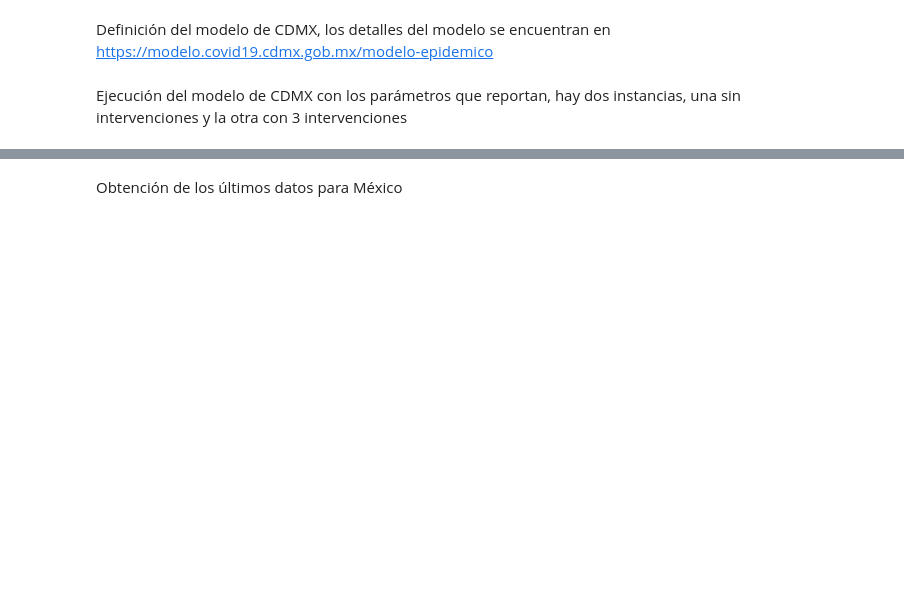
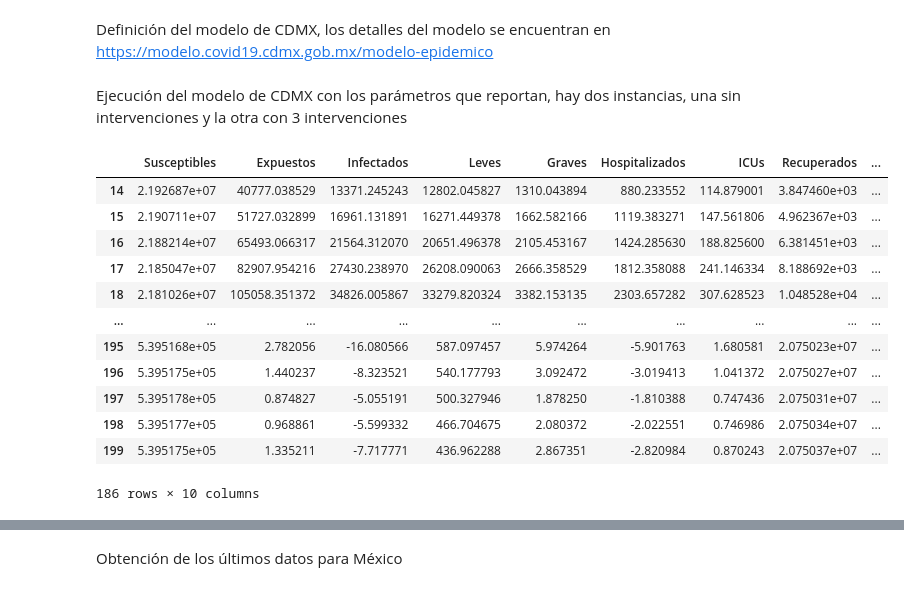
Before and after one commit to irvingfisica/covid_plots, a Jupyter notebook: modelo_CDMX.ipynb, the cells around one changed output, grey strips where cells are left out. Drawn from its saved outputs; the diff is of its cells as text; code cells hidden in the pictures; blank space fills up the shorter version.

```diff
--- a/modelo_CDMX.ipynb
+++ b/modelo_CDMX.ipynb
@@ -77,15 +77,15 @@ def CDMX_model(t, y, R_t, t_inf=2.9, t_inc=5.2, t_rh=12, t_rl=14, t_hosp=4, t_ic
 Ejecución del modelo de CDMX con los parámetros que reportan, hay dos instancias, una sin intervenciones y la otra con 3 intervenciones
 # %%
 N = 22000000
-n_infected = 40*2
+n_infected = 556*2
 max_days = 200
-inicio = '2020-03-10'
+inicio = '2020-03-19'
 tiempos = pd.date_range(start=inicio, periods=max_days).values
 serie_tiempos = pd.Series(tiempos)
 
 initial_state = [(N - n_infected)/ N, 0, n_infected / N, 0, 0, 0, 0, 0, 0]
 
-R_0 = 2.83
+R_0 = 3.8
 t_inf=2.9
 t_inc=5.2
 t_rh=12
@@ -94,14 +94,18 @@ t_hosp=4
 t_icu=1
 t_ricu = 7
 t_m=8
-p_m=.65
+p_m=0.65
 p_grave=0.138
 p_icu=0.05
 
-intervenciones = [{"R":2.83,"fecha":inicio},{"R":2.2,"fecha":"2020-03-22"},{"R":0.95,"fecha":"2020-03-31"}]
+intervenciones = [{"R":2.83,"fecha":inicio},
+                  {"R":2.2,"fecha":"2020-03-22"},
+                  {"R":0.95,"fecha":"2020-04-01"},
+                  {"R":1.6,"fecha":"2020-04-13"},
+                  {"R":0.95,"fecha":"2020-04-20"}]
 
 def rep(t):
-    rfinal = 2.83
+    rfinal = R_0
     for intervencion in intervenciones:
         tint = serie_tiempos[(serie_tiempos-pd.Timestamp(intervencion["fecha"])).dt.days==0].index[0]
         if (t > tint):
@@ -133 +139,17 @@ solucion_con["Fecha"] = tiempos
+# %%
+solucion_sin[solucion_sin["Fecha"]>"2020-04-01"]
+# %% [output]
+|  | Susceptibles | Expuestos | Infectados | Leves | Graves | Hospitalizados | ICUs | Recuperados | ... |
+| 14 | 2.192687e+07 | 40777.038529 | 13371.245243 | 12802.045827 | 1310.043894 | 880.233552 | 114.879001 | 3.847460e+03 | ... |
+| 15 | 2.190711e+07 | 51727.032899 | 16961.131891 | 16271.449378 | 1662.582166 | 1119.383271 | 147.561806 | 4.962367e+03 | ... |
+| 16 | 2.188214e+07 | 65493.066317 | 21564.312070 | 20651.496378 | 2105.453167 | 1424.285630 | 188.825600 | 6.381451e+03 | ... |
+| 17 | 2.185047e+07 | 82907.954216 | 27430.238970 | 26208.090063 | 2666.358529 | 1812.358088 | 241.146334 | 8.188692e+03 | ... |
+| 18 | 2.181026e+07 | 105058.351372 | 34826.005867 | 33279.820324 | 3382.153135 | 2303.657282 | 307.628523 | 1.048528e+04 | ... |
+| ... | ... | ... | ... | ... | ... | ... | ... | ... | ... |
+| 195 | 5.395168e+05 | 2.782056 | -16.080566 | 587.097457 | 5.974264 | -5.901763 | 1.680581 | 2.075023e+07 | ... |
+| 196 | 5.395175e+05 | 1.440237 | -8.323521 | 540.177793 | 3.092472 | -3.019413 | 1.041372 | 2.075027e+07 | ... |
+| 197 | 5.395178e+05 | 0.874827 | -5.055191 | 500.327946 | 1.878250 | -1.810388 | 0.747436 | 2.075031e+07 | ... |
+| 198 | 5.395177e+05 | 0.968861 | -5.599332 | 466.704675 | 2.080372 | -2.022551 | 0.746986 | 2.075034e+07 | ... |
+| 199 | 5.395175e+05 | 1.335211 | -7.717771 | 436.962288 | 2.867351 | -2.820984 | 0.870243 | 2.075037e+07 | ... |
+186 rows × 10 columns
 # %%
```
Also changed, not shown: parts of 44 cells of this notebook, 9 other files.
